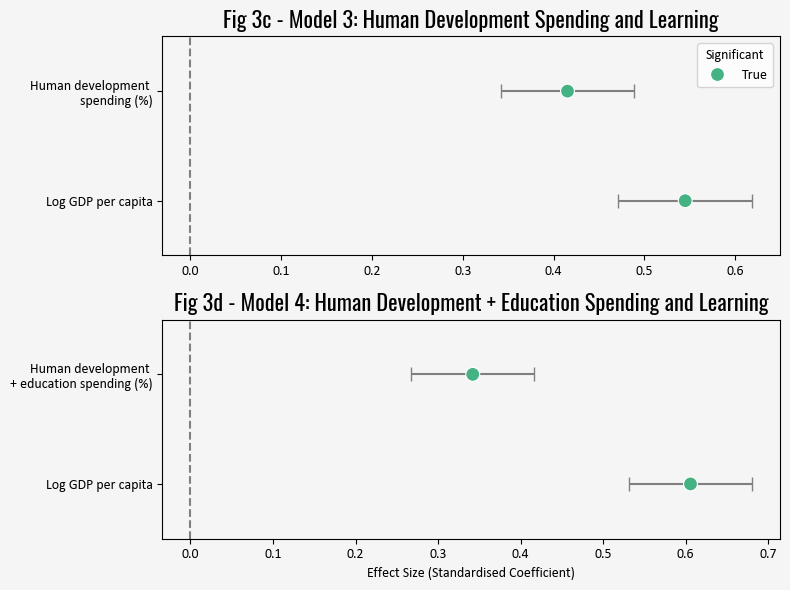
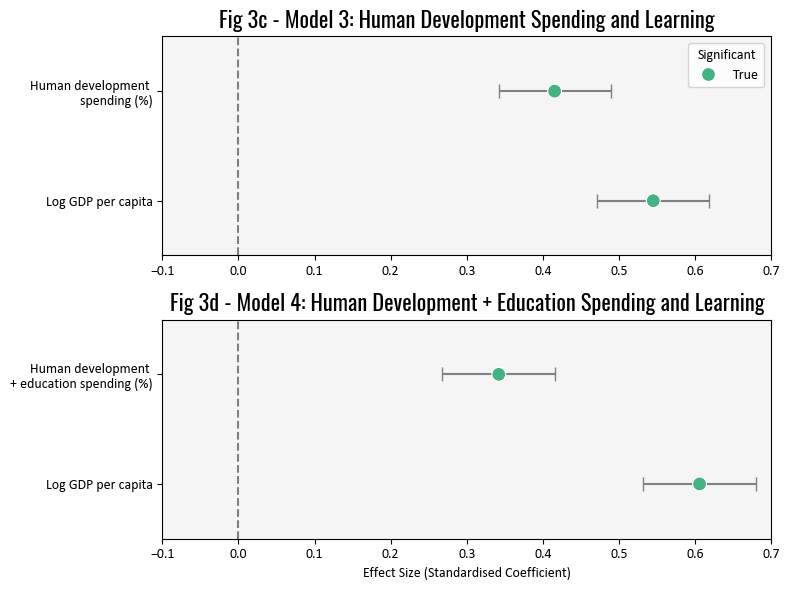
The notebook cell's code change between the first figure and the second:
--- before
+++ after
@@ -3,5 +3,5 @@
 #========================================
 fig, ax = plt.subplots(2, 1, figsize=(8, 6))
-fig.patch.set_facecolor('whitesmoke')
+
 
 ax[0].errorbar(
@@ -32,4 +32,5 @@
 
 ax[0].set_ylim(0 - .5, 1 + .5)
+ax[0].set_xlim(-.1, .7)
 
 ax[0].set_xlabel('')
@@ -69,4 +70,5 @@
 
 ax[1].set_ylim(0 - .5, 1 + .5)
+ax[1].set_xlim(-.1, .7)
 ax[1].set_xlabel('Effect Size (Standardised Coefficient)')
 ax[1].set_ylabel('')

Commit: General Updates to Files